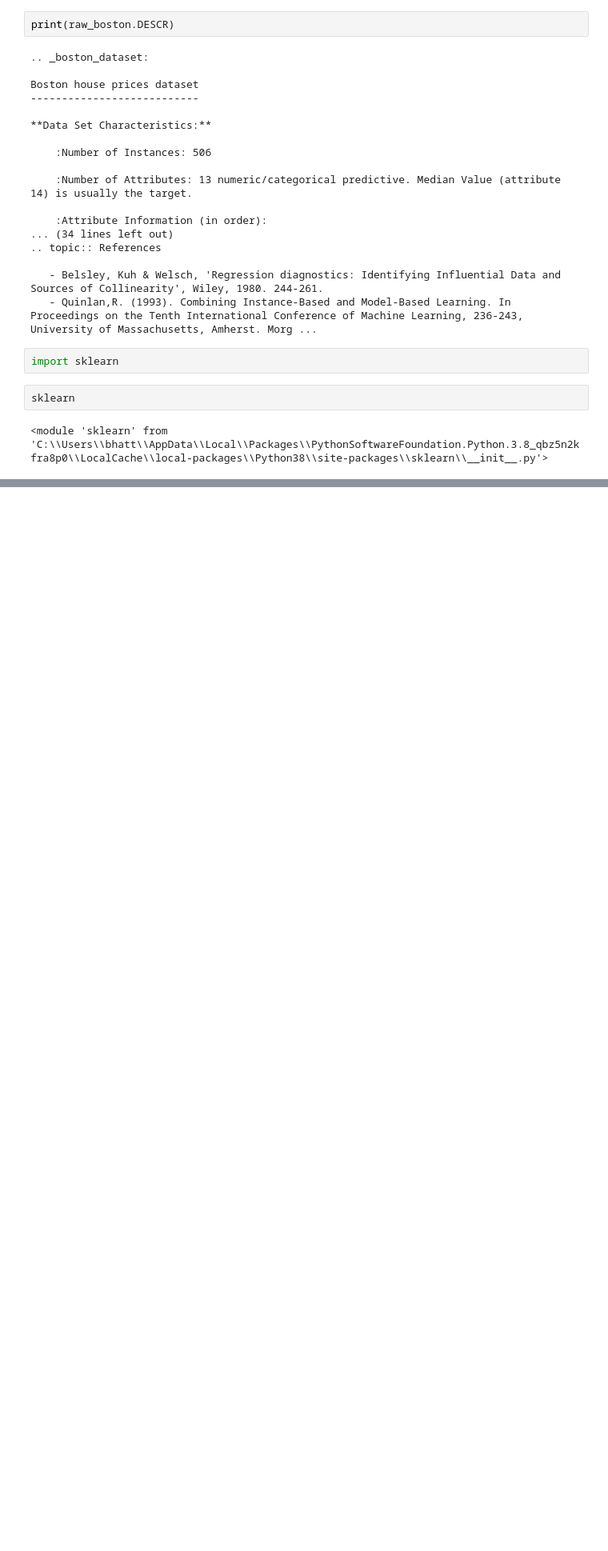
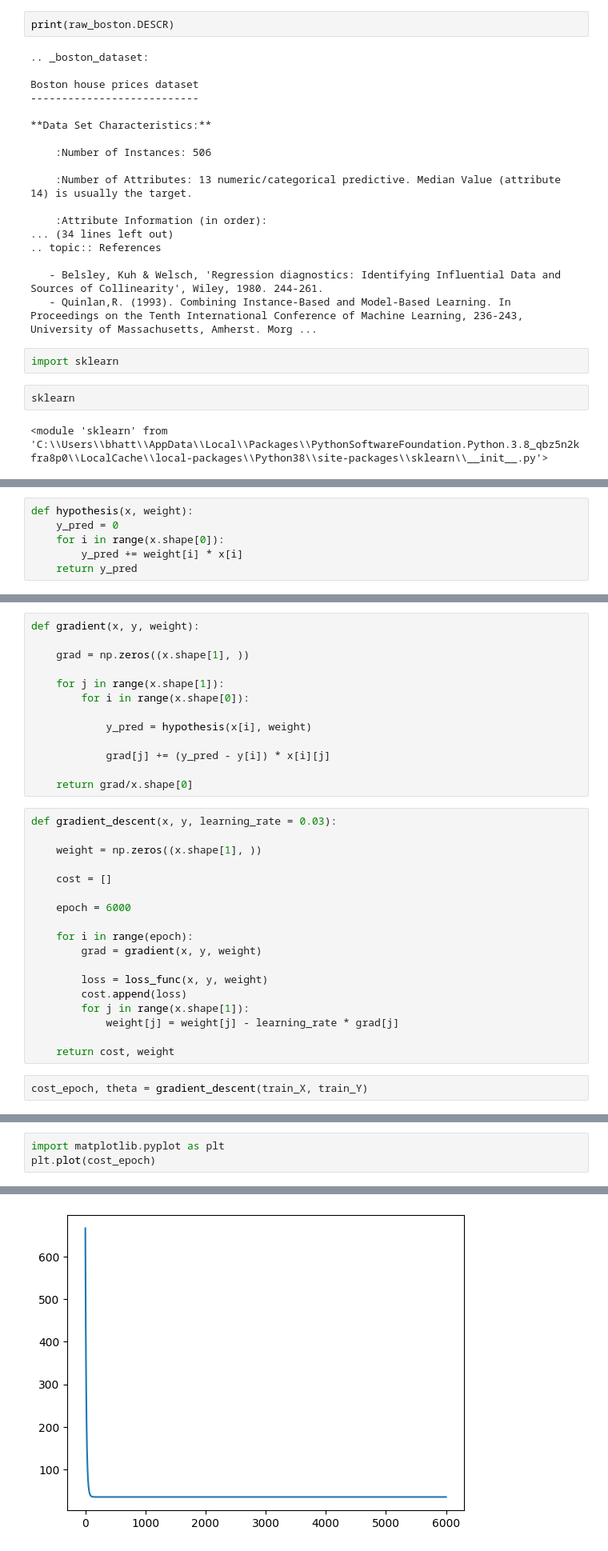
Before and after one commit to Abhijeet399/Data_Science_PP_6_Aug_23, a Jupyter notebook: Machine Learning/Linear_Regression_Boston_Dataset.ipynb, the cells around one changed output, grey strips where cells are left out. Shown at 80% size. Saved outputs shown, nothing was run; the diff lists cells and outputs as text; blank space fills up the shorter version.

```diff
--- a/Machine Learning/Linear_Regression_Boston_Dataset.ipynb
+++ b/Machine Learning/Linear_Regression_Boston_Dataset.ipynb
@@ -88,0 +187,6 @@ sklearn
+# %%
+def hypothesis(x, weight):
+    y_pred = 0
+    for i in range(x.shape[0]):
+        y_pred += weight[i] * x[i]
+    return y_pred
@@ -88,0 +203,33 @@ sklearn
+# %%
+def gradient(x, y, weight):
+
+    grad = np.zeros((x.shape[1], ))
+
+    for j in range(x.shape[1]):
+        for i in range(x.shape[0]):
+
+            y_pred = hypothesis(x[i], weight)
+
+            grad[j] += (y_pred - y[i]) * x[i][j]
+
+    return grad/x.shape[0]
+# %%
+def gradient_descent(x, y, learning_rate = 0.03):
+
+    weight = np.zeros((x.shape[1], ))
+
+    cost = []
+
+    epoch = 6000
+
+    for i in range(epoch):
+        grad = gradient(x, y, weight)
+
+        loss = loss_func(x, y, weight)
+        cost.append(loss)
+        for j in range(x.shape[1]):
+            weight[j] = weight[j] - learning_rate * grad[j]
+
+    return cost, weight
+# %%
+cost_epoch, theta = gradient_descent(train_X, train_Y)
@@ -88,0 +256,4 @@ sklearn
+# %%
+import matplotlib.pyplot as plt
+plt.plot(cost_epoch)
+# %% [output]
@@ -88,0 +261 @@ sklearn
+[figure, added]
```
Also changed, not shown: parts of 43 cells of this notebook.
